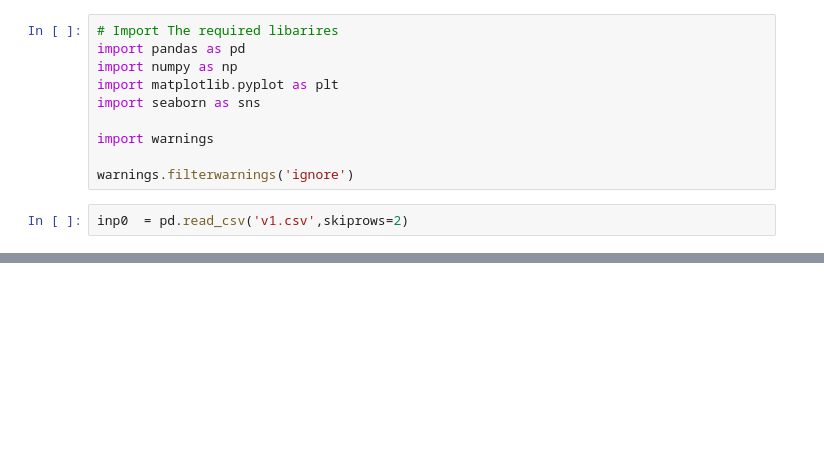
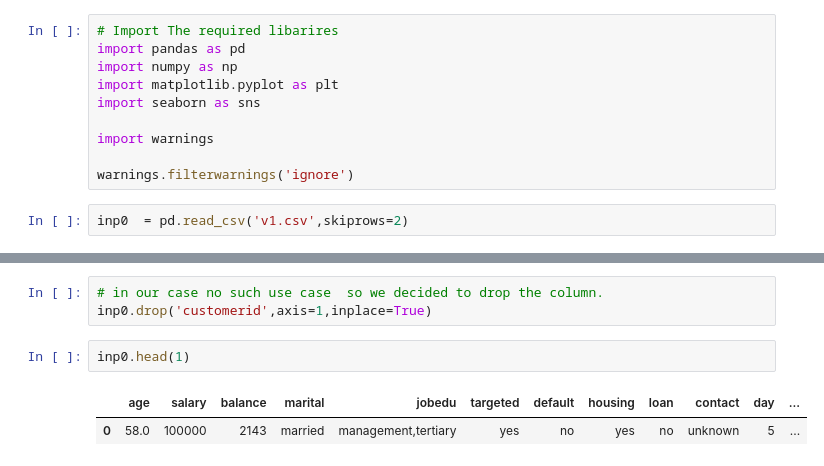
Before and after one commit to Surendranmengineer/suren_test, a Jupyter notebook: EDA_with_Rajan_Bank_Telemarketing_case_Study.ipynb, the cells around one changed output, grey strips where cells are left out. Cells and saved outputs as stored; diff of their text form; blank space fills up the shorter version.

```diff
--- a/EDA_with_Rajan_Bank_Telemarketing_case_Study.ipynb
+++ b/EDA_with_Rajan_Bank_Telemarketing_case_Study.ipynb
@@ -35,0 +91,8 @@ inp0.head(3)
+# %%
+# in our case no such use case  so we decided to drop the column.
+inp0.drop('customerid',axis=1,inplace=True)
+# %%
+inp0.head(1)
+# %% [output]
+|  | age | salary | balance | marital | jobedu | targeted | default | housing | loan | contact | day | ... |
+| 0 | 58.0 | 100000 | 2143 | married | management,tertiary | yes | no | yes | no | unknown | 5 | ... |
```
Also changed, not shown: parts of 33 cells of this notebook.
